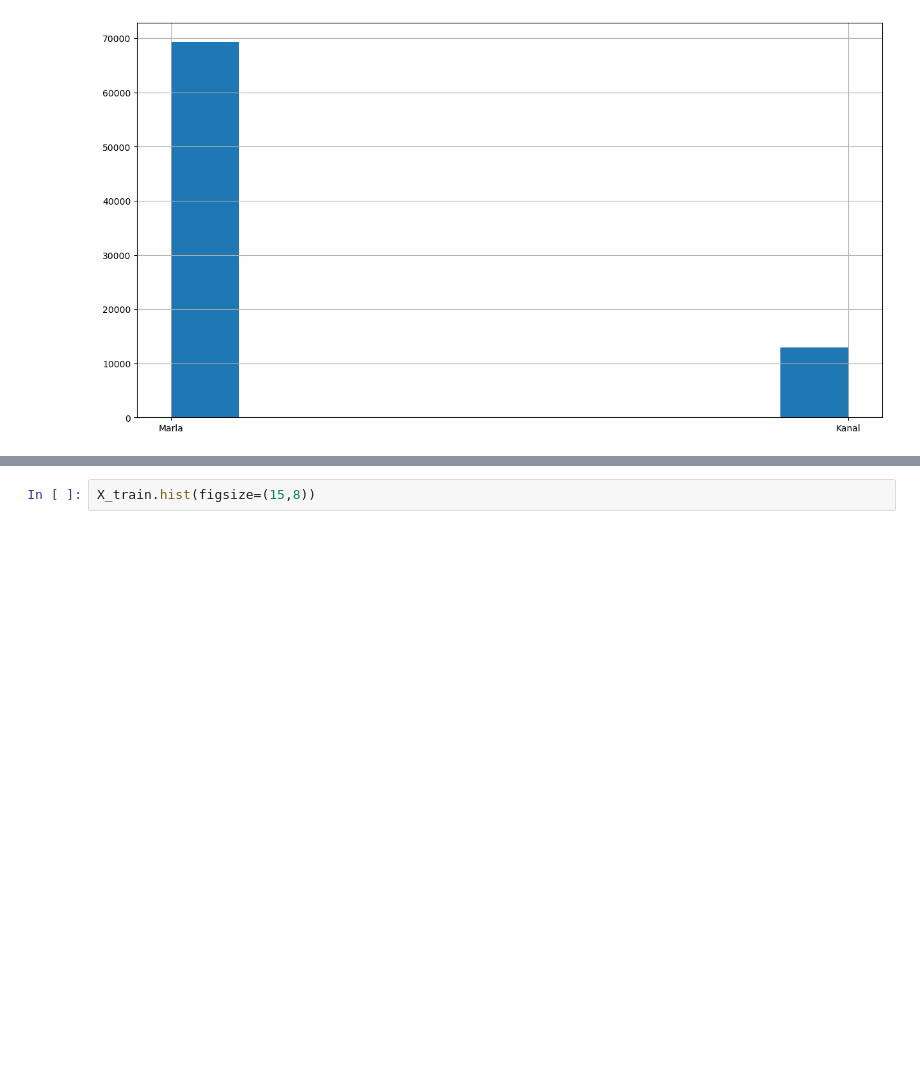
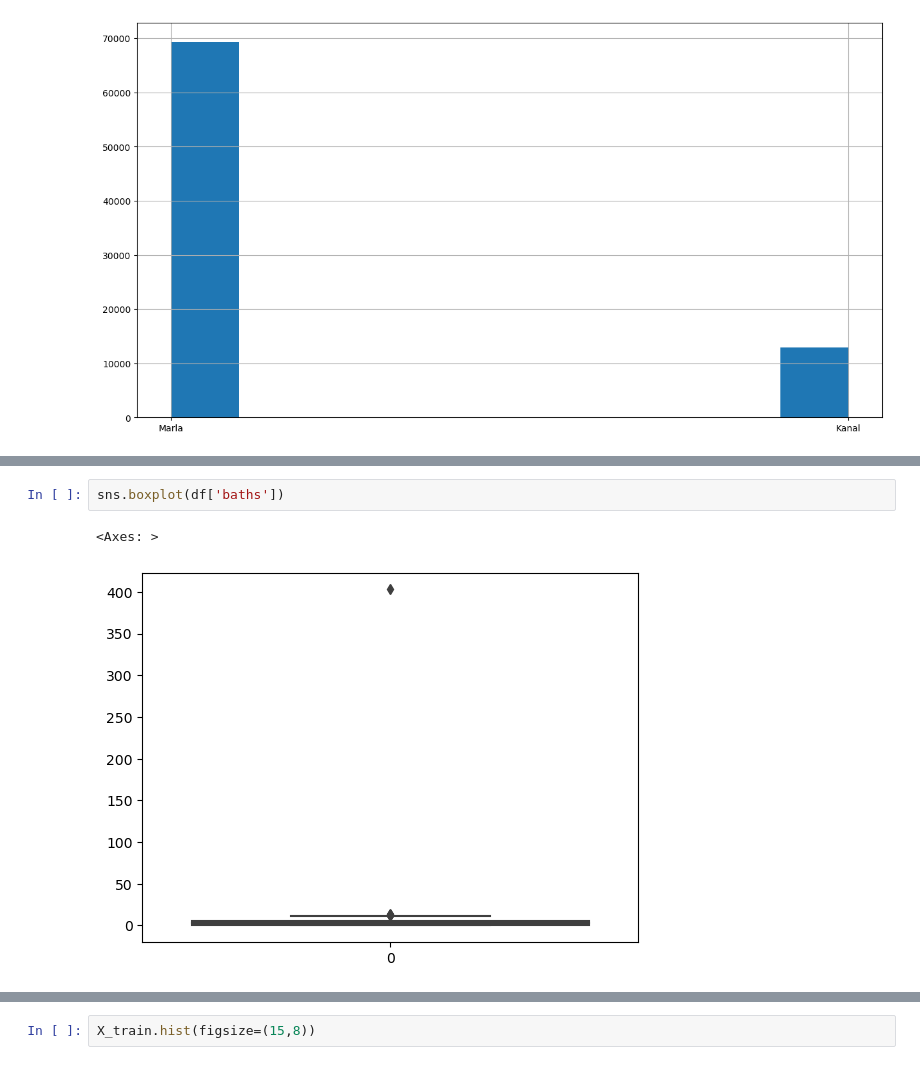
Before and after one commit to oyounis19/ML-Regression-Classification, a Jupyter notebook: code/numerical_regression/notebooks/Numerical_regressor.ipynb, the cells around one changed output, grey strips where cells are left out. Cells and saved outputs as stored; diff of their text form; blank space fills up the shorter version.

```diff
--- a/code/numerical_regression/notebooks/Numerical_regressor.ipynb
+++ b/code/numerical_regression/notebooks/Numerical_regressor.ipynb
@@ -143,0 +186,5 @@ df
+# %%
+sns.boxplot(df['baths'])
+# %% [output]
+<Axes: >
+[figure, added]
```
Also changed, not shown: parts of 46 cells of this notebook.
